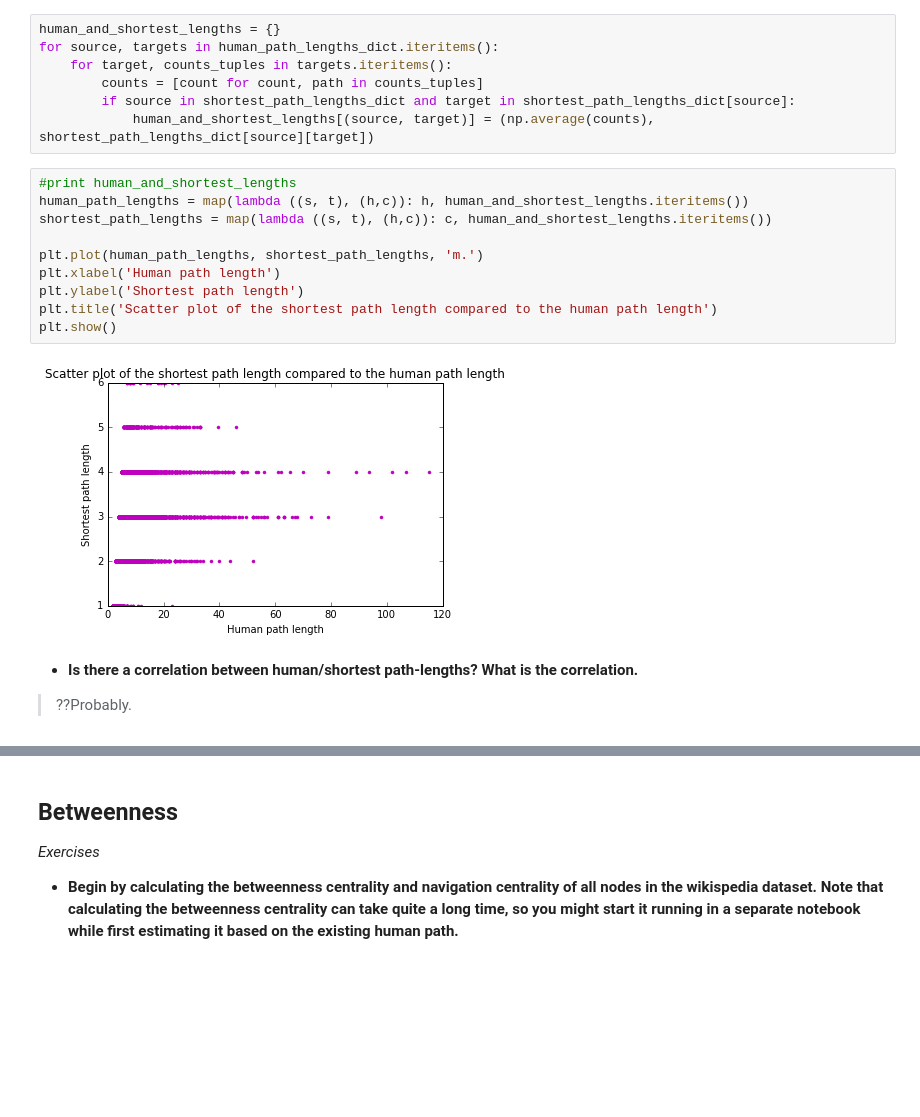
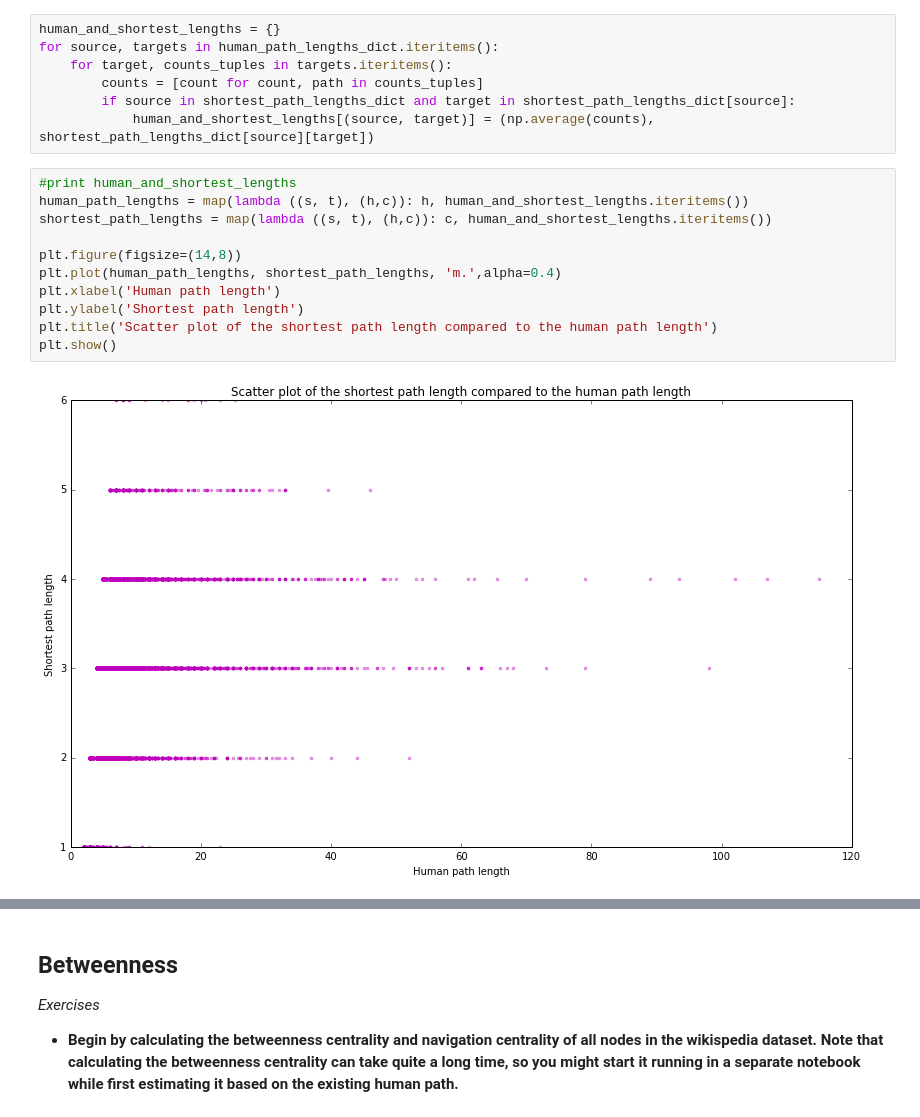
Before and after one commit to brydenfogelman/02805-social-graphs, a Jupyter notebook: jonathan/week8.ipynb, the cells around one changed output, grey strips where cells are left out. Saved outputs shown, nothing was run; the diff lists cells and outputs as text; blank space fills up the shorter version.

```diff
--- a/jonathan/week8.ipynb
+++ b/jonathan/week8.ipynb
@@ -119,16 +119,13 @@ for source, targets in human_path_lengths_dict.iteritems():
 # %%
 #print human_and_shortest_lengths
 human_path_lengths = map(lambda ((s, t), (h,c)): h, human_and_shortest_lengths.iteritems())
 shortest_path_lengths = map(lambda ((s, t), (h,c)): c, human_and_shortest_lengths.iteritems())
 
-plt.plot(human_path_lengths, shortest_path_lengths, 'm.')
+plt.figure(figsize=(14,8))
+plt.plot(human_path_lengths, shortest_path_lengths, 'm.',alpha=0.4)
 plt.xlabel('Human path length')
 plt.ylabel('Shortest path length')
 plt.title('Scatter plot of the shortest path length compared to the human path length')
 plt.show()
 # %% [output]
-[figure, old version]
+[figure, new version]
-# %% [markdown]
-* **Is there a correlation between human/shortest path-lengths? What is the correlation.**
-
-> ??Probably.
```
Also changed, not shown: parts of 19 cells of this notebook, 1 other file.
